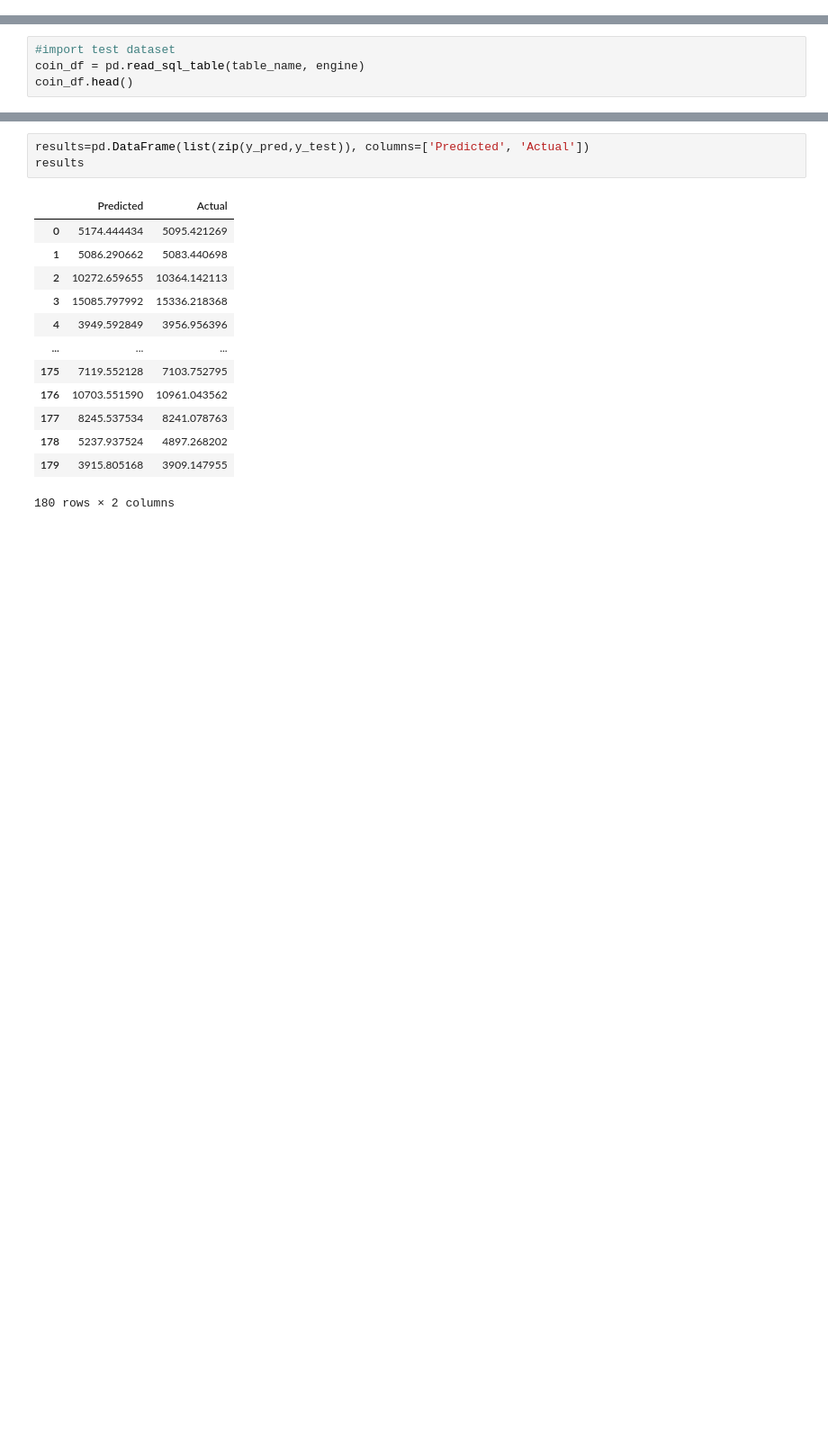
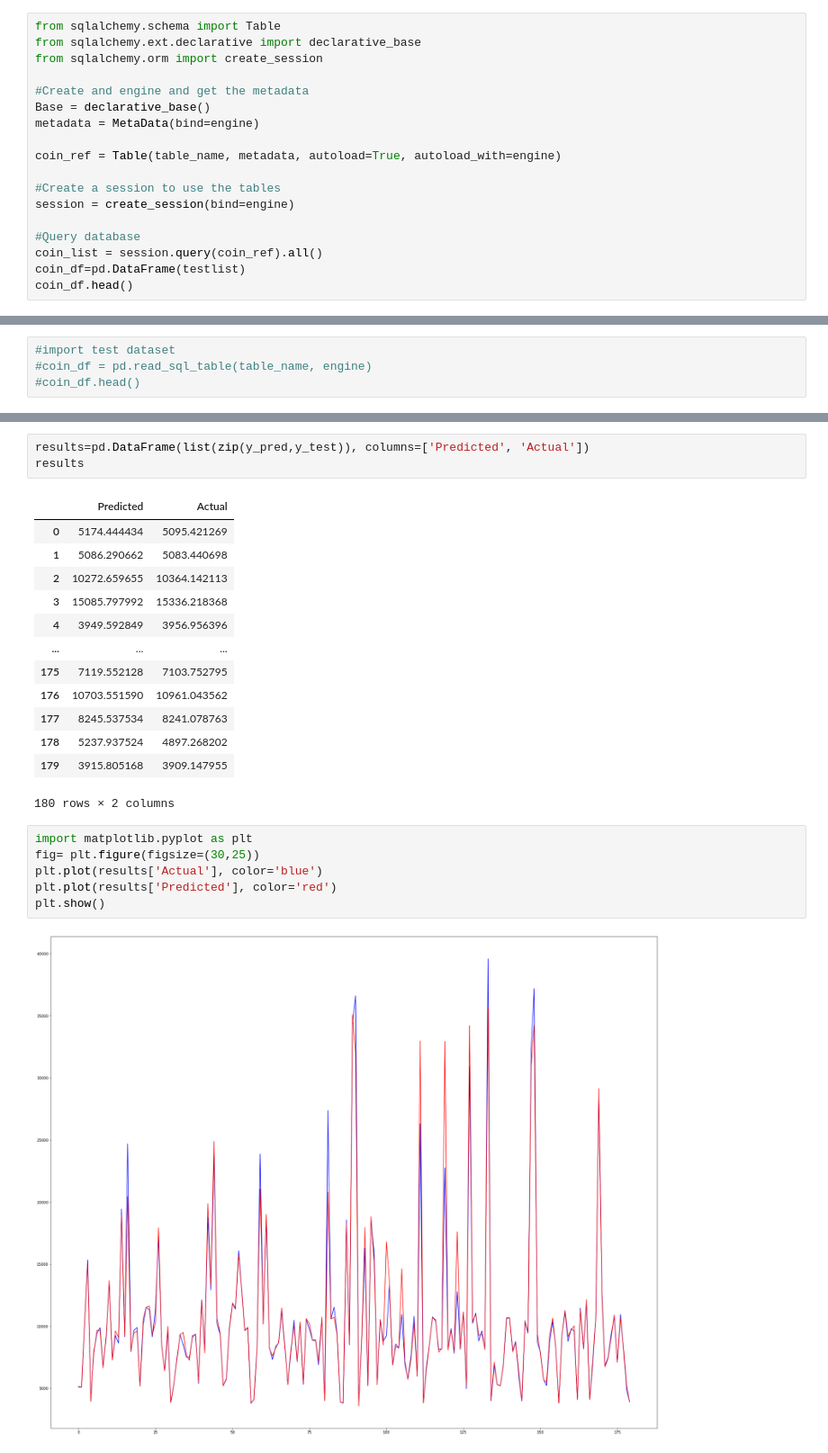
Before and after one commit to kanggg007/Cyptocurrency_project, a Jupyter notebook: ANN_social_media.ipynb, the cells around one changed output, grey strips where cells are left out. Shown at 90% size. Saved outputs shown, nothing was run; the diff lists cells and outputs as text; blank space fills up the shorter version.

Commit message:
cloud db and reflected table

```diff
--- a/ANN_social_media.ipynb
+++ b/ANN_social_media.ipynb
@@ -39,0 +45,18 @@ engine = create_engine(db_string)
+# %%
+from sqlalchemy.schema import Table
+from sqlalchemy.ext.declarative import declarative_base
+from sqlalchemy.orm import create_session
+
+#Create and engine and get the metadata
+Base = declarative_base()
+metadata = MetaData(bind=engine)
+
+coin_ref = Table(table_name, metadata, autoload=True, autoload_with=engine)
+
+#Create a session to use the tables
+session = create_session(bind=engine)
+
+#Query database
+coin_list = session.query(coin_ref).all()
+coin_df=pd.DataFrame(testlist)
+coin_df.head()
@@ -40,4 +71,4 @@ engine = create_engine(db_string)
 # %%
 #import test dataset
-coin_df = pd.read_sql_table(table_name, engine)
-coin_df.head()
+#coin_df = pd.read_sql_table(table_name, engine)
+#coin_df.head()
@@ -155,3 +178,11 @@ results
 | 178 | 5237.937524 | 4897.268202 |
 | 179 | 3915.805168 | 3909.147955 |
 180 rows × 2 columns
+# %%
+import matplotlib.pyplot as plt
+fig= plt.figure(figsize=(30,25))
+plt.plot(results['Actual'], color='blue')
+plt.plot(results['Predicted'], color='red')
+plt.show()
+# %% [output]
+[figure, added]
```
Also changed, not shown: parts of 4 cells of this notebook.
